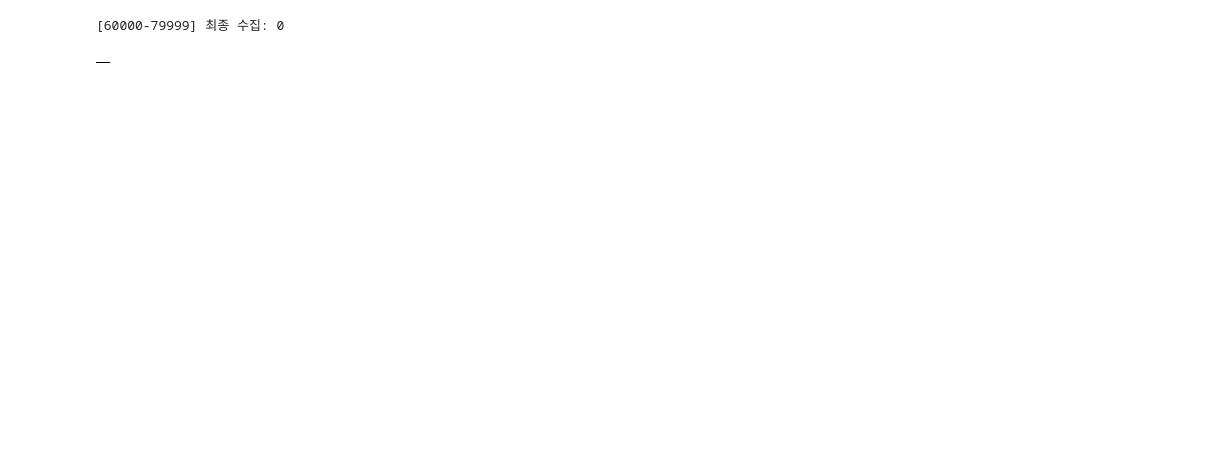
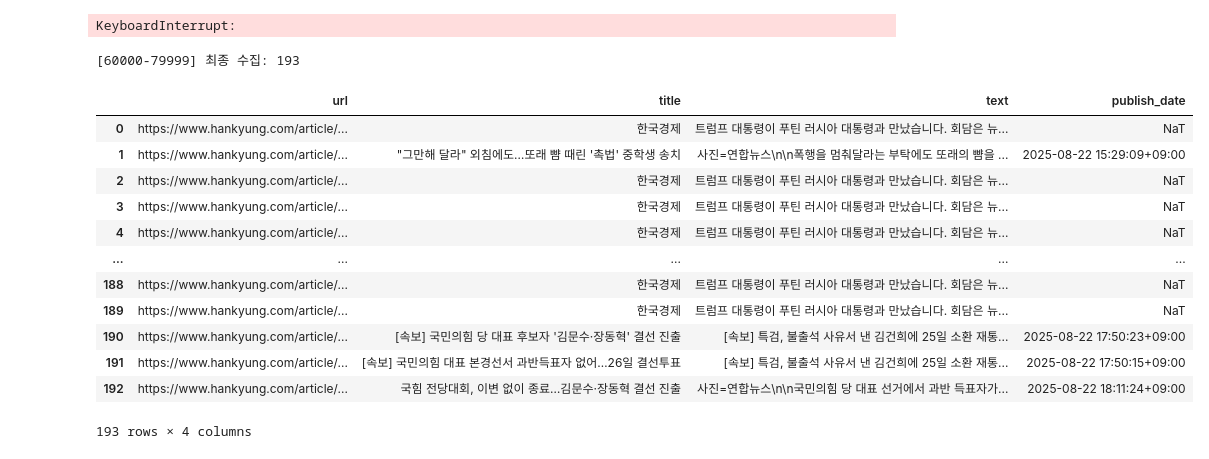
Before and after one commit to TrulySangwonDays/Side_project, a Jupyter notebook: ThemeStock_advanced/crawling_hank_gen_(4)_1.1.ipynb, the cells around one changed output. Saved outputs shown, nothing was run; the diff lists cells and outputs as text; code cells hidden in the pictures; blank space fills up the shorter version.

```diff
--- a/ThemeStock_advanced/crawling_hank_gen_(4)_1.1.ipynb
+++ b/ThemeStock_advanced/crawling_hank_gen_(4)_1.1.ipynb
@@ -78,7 +78,7 @@ def crawl_gen_articles_range(date_str, start_id, end_id, *,  # end_id는 '미포
     tqdm.write(f"[{start_id:05}-{end_id-1:05}] 최종 수집: {len(df)}")
     return df
 # %%
-day_str = "20250820"
+day_str = "20250822"
 start_id, end_id = 60000, 80000   # 이 부분만 각 노트북에서 바꿔서 실행
 out_path = f"/Users/leesangwon/Documents/ThemeStock_file/Hankyung_news/hankyung_gen_{day_str}_{start_id:05}-{end_id-1:05}.csv"
 
@@ -90,5 +90,4 @@ df_part = crawl_gen_articles_range(
 
 df_part
 # %% [output]
-[60000-79999] 최종 수집: 0
+KeyboardInterrupt:
-|  |
@@ -94,0 +181,27 @@ df_part
+# %%
+day_str = "20250822"
+start_id, end_id = 60000, 80000   # 이 부분만 각 노트북에서 바꿔서 실행
+out_path = f"/Users/leesangwon/Documents/ThemeStock_file/Hankyung_news/hankyung_gen_{day_str}_{start_id:05}-{end_id-1:05}.csv"
+
+df_part = crawl_gen_articles_range(
+    day_str, start_id, end_id,
+    max_workers=36, batch_size=1000, sleep_between=0.05,
+    save_path=out_path
+)
+
+df_part
+# %% [output]
+[60000-79999] 최종 수집: 193
+|  | url | title | text | publish_date |
+| 0 | https://www.hankyung.com/article/... | 한국경제 | 트럼프 대통령이 푸틴 러시아 대통령과 만났습니다. 회담은 뉴... | NaT |
+| 1 | https://www.hankyung.com/article/... | "그만해 달라" 외침에도…또래 뺨 때린 '촉법' 중학생 송치 | 사진=연합뉴스\n\n폭행을 멈춰달라는 부탁에도 또래의 뺨을 ... | 2025-08-22 15:29:09+09:00 |
+| 2 | https://www.hankyung.com/article/... | 한국경제 | 트럼프 대통령이 푸틴 러시아 대통령과 만났습니다. 회담은 뉴... | NaT |
+| 3 | https://www.hankyung.com/article/... | 한국경제 | 트럼프 대통령이 푸틴 러시아 대통령과 만났습니다. 회담은 뉴... | NaT |
+| 4 | https://www.hankyung.com/article/... | 한국경제 | 트럼프 대통령이 푸틴 러시아 대통령과 만났습니다. 회담은 뉴... | NaT |
+| ... | ... | ... | ... | ... |
+| 188 | https://www.hankyung.com/article/... | 한국경제 | 트럼프 대통령이 푸틴 러시아 대통령과 만났습니다. 회담은 뉴... | NaT |
+| 189 | https://www.hankyung.com/article/... | 한국경제 | 트럼프 대통령이 푸틴 러시아 대통령과 만났습니다. 회담은 뉴... | NaT |
+| 190 | https://www.hankyung.com/article/... | [속보] 국민의힘 당 대표 후보자 '김문수·장동혁' 결선 진출 | [속보] 특검, 불출석 사유서 낸 김건희에 25일 소환 재통... | 2025-08-22 17:50:23+09:00 |
+| 191 | https://www.hankyung.com/article/... | [속보] 국민의힘 대표 본경선서 과반득표자 없어…26일 결선투표 | [속보] 특검, 불출석 사유서 낸 김건희에 25일 소환 재통... | 2025-08-22 17:50:15+09:00 |
+| 192 | https://www.hankyung.com/article/... | 국힘 전당대회, 이변 없이 종료…김문수·장동혁 결선 진출 | 사진=연합뉴스\n\n국민의힘 당 대표 선거에서 과반 득표자가... | 2025-08-22 18:11:24+09:00 |
+193 rows × 4 columns
```
Also changed, not shown: parts of 1 cell of this notebook, 6 other files.
